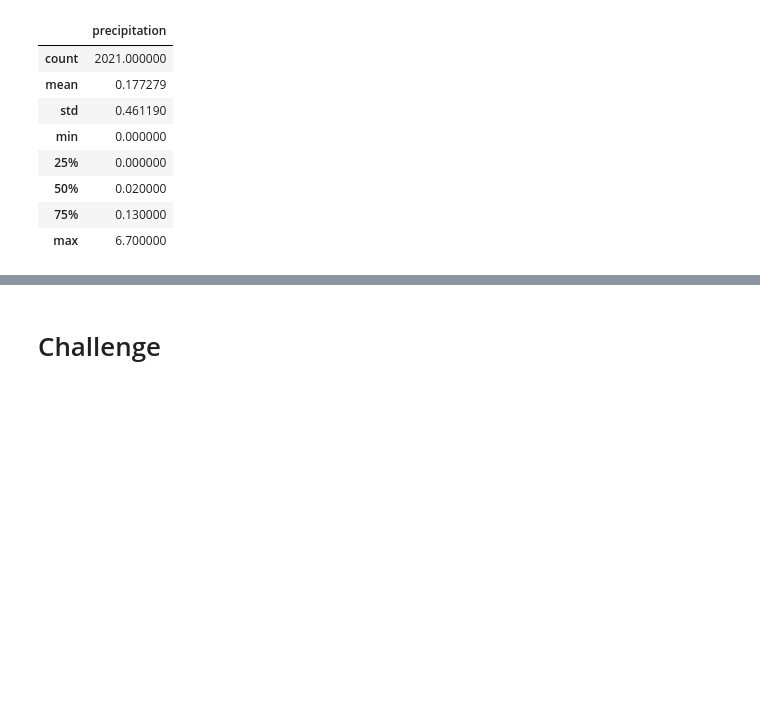
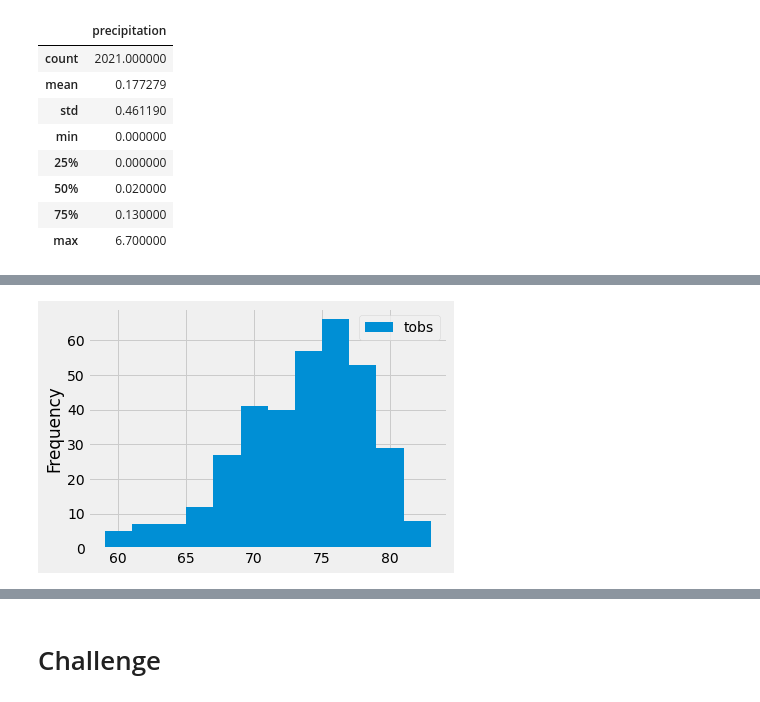
Before and after one commit to coconnell022/surfs_up, a Jupyter notebook: climate_analysis.ipynb, the cells around one changed output, grey strips where cells are left out. Drawn from its saved outputs; the diff is of its cells as text; code cells hidden in the pictures; blank space fills up the shorter version.

```diff
--- a/climate_analysis.ipynb
+++ b/climate_analysis.ipynb
@@ -108,3 +122,6 @@ df.describe()
 # %%
 # Choose the station with the highest number of temperature observations.
-# Query the last 12 months of temperature observation data for this station and plot the results as a histogram
+# Query the last 12 months of temperature observation data for this station
+temp_station_results = session.query(Measurement.tobs).filter(Measurement.station == 'USC00519281')\
+                        .filter(Measurement.date >= prev_year).all()
+print(temp_station_results)
@@ -110,0 +130,4 @@ df.describe()
+# %%
+# Create a dataframe from the pervious list
+temp_df = pd.DataFrame(temp_station_results, columns = ['tobs'])
+print(temp_df.to_string(index=False))
@@ -110,0 +152,6 @@ df.describe()
+# %%
+# Plot the results as a histogram
+temp_df.plot.hist(bins = 12)
+plt.tight_layout()
+# %% [output]
+[figure, added]
```
Also changed, not shown: parts of 8 cells of this notebook, 1 other file.
